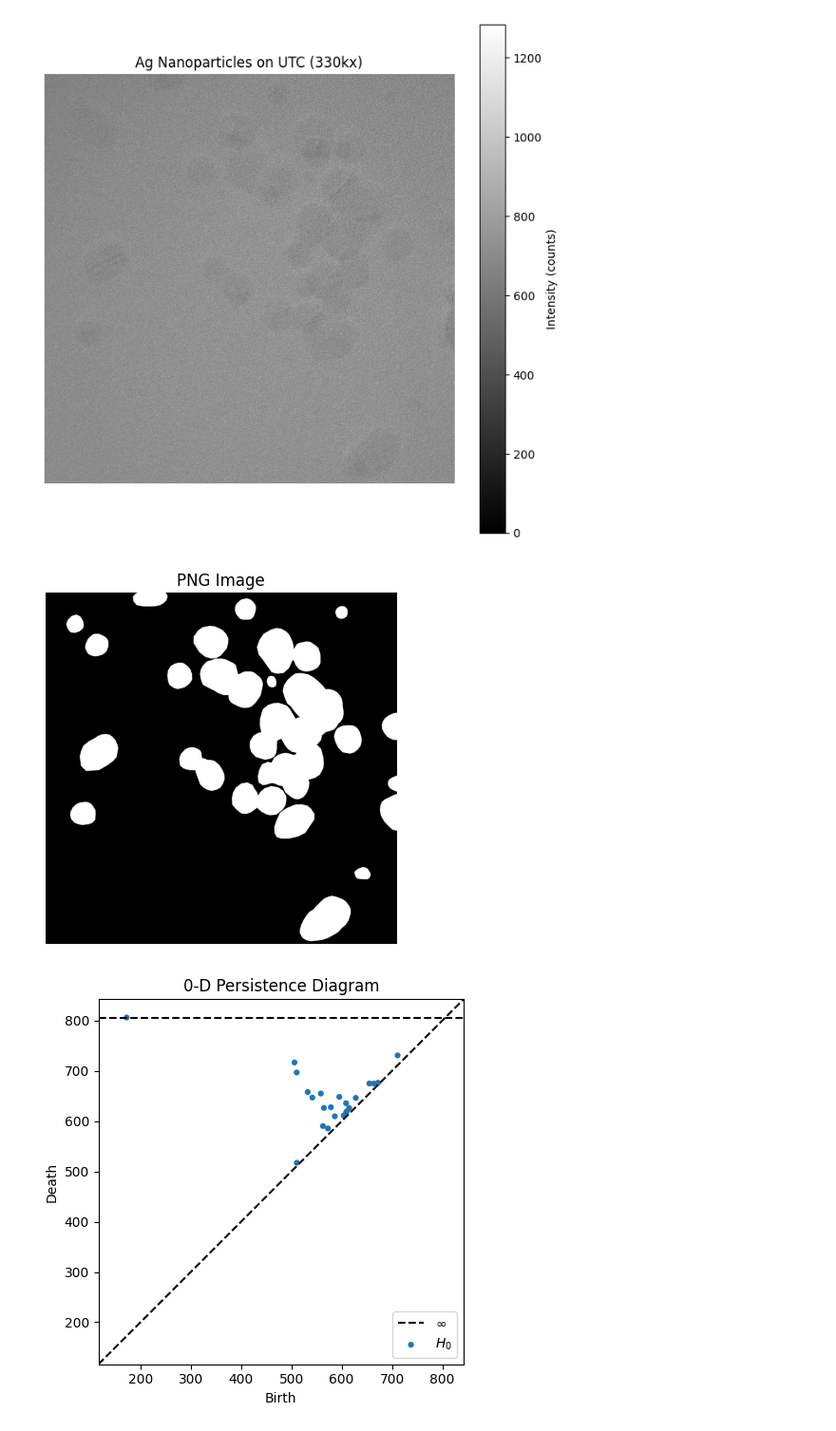
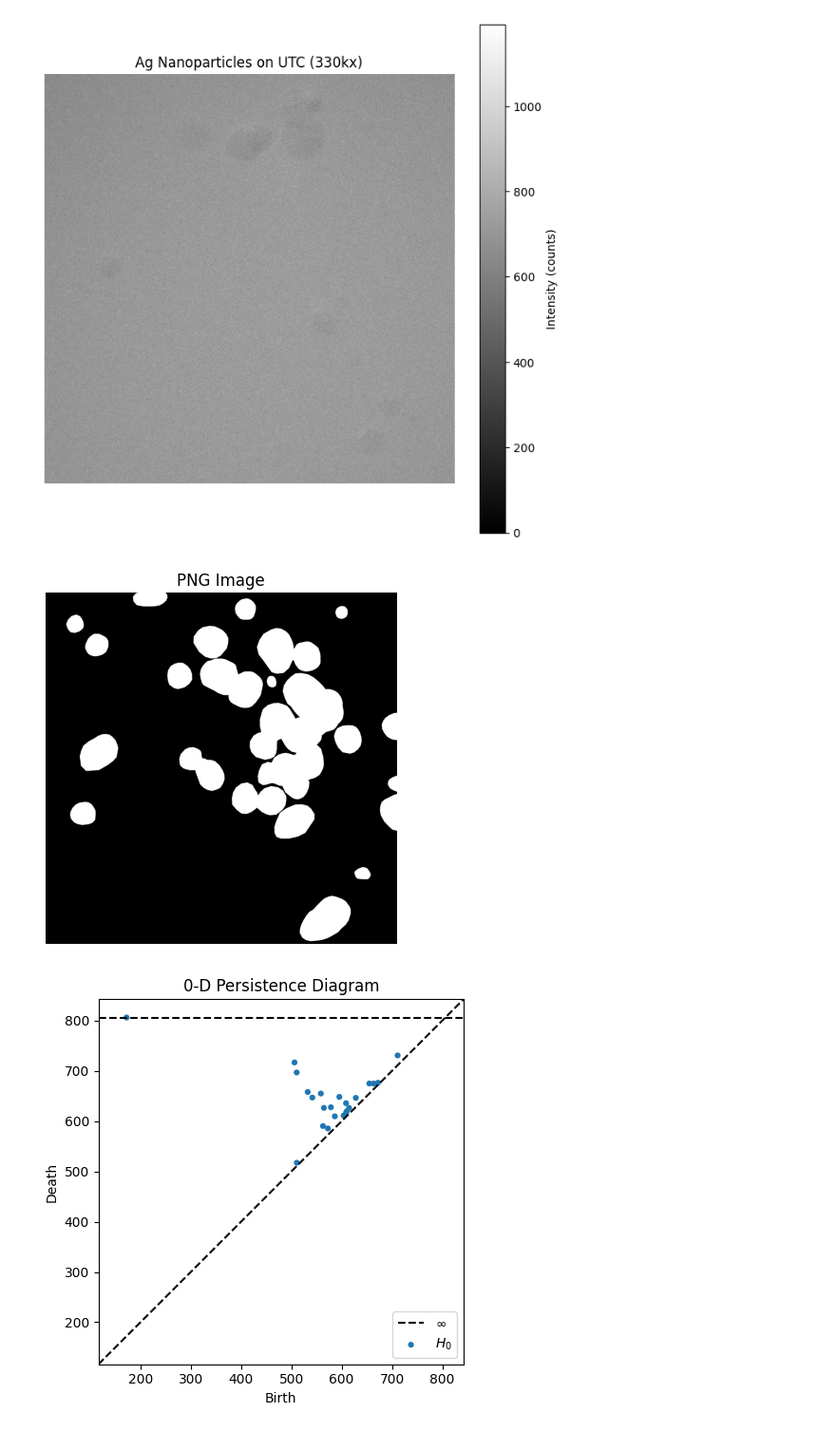
Before and after one commit to Tndeal/PH-TEM, a Jupyter notebook: image_topology/first_run.ipynb, the cells around one changed output. Shown at 95% size. Saved outputs shown, nothing was run; the diff lists cells and outputs as text; code cells hidden in the pictures.

Commit message:
first_run on 11 images

```diff
--- a/image_topology/first_run.ipynb
+++ b/image_topology/first_run.ipynb
@@ -1,32 +1,32 @@
 # %%
 from ncempy.io import dm
 from pathlib import Path
 import matplotlib.pyplot as plt
 import matplotlib.image as mpimg
 
-file = Path("../hrtem_files/2022_02_02 5nm Ag nanoparticles on UTC/20220202_Ag_UTC_330kx_2650e_0p1596s_02.dm3")
+file = Path("../hrtem_files/2022_02_02 5nm Ag nanoparticles on UTC/20220202_Ag_UTC_330kx_2650e_0p1596s_10.dm3")
 label_file = Path("../hrtem_files/2022_02_02 5nm Ag nanoparticles on UTC/Labels/20220202_Ag_UTC_330kx_2650e_0p1596s_02_label.png")
 
 # Load the DM3 file
 data_dict = dm.dmReader(str(file.resolve()))
 
 image_data = data_dict['data']
 plt.figure(figsize=(8, 8))
 plt.imshow(image_data, cmap='gray')
 plt.title("Ag Nanoparticles on UTC (330kx)")
 plt.colorbar(label='Intensity (counts)')
 plt.axis('off')
 plt.show()
 
 
 img = mpimg.imread(label_file)
 
 plt.imshow(img, cmap='gray')
 plt.axis('off')
 plt.title("PNG Image")
 plt.show()
 # %% [output]
-[figure, old version]
+[figure, new version]
 [figure]
 # %%
 from skimage.util import view_as_blocks
```
Also changed, not shown: parts of 16 cells of this notebook, 1 other file.
